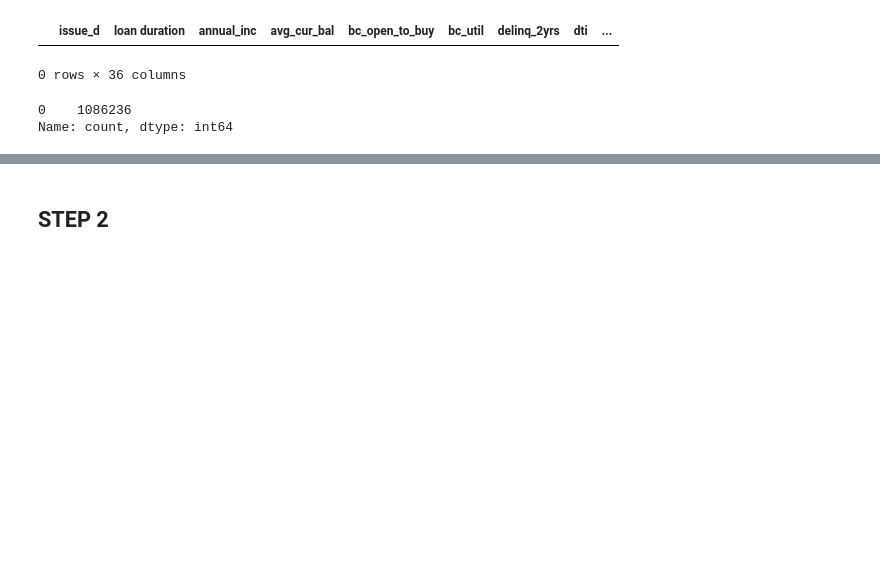
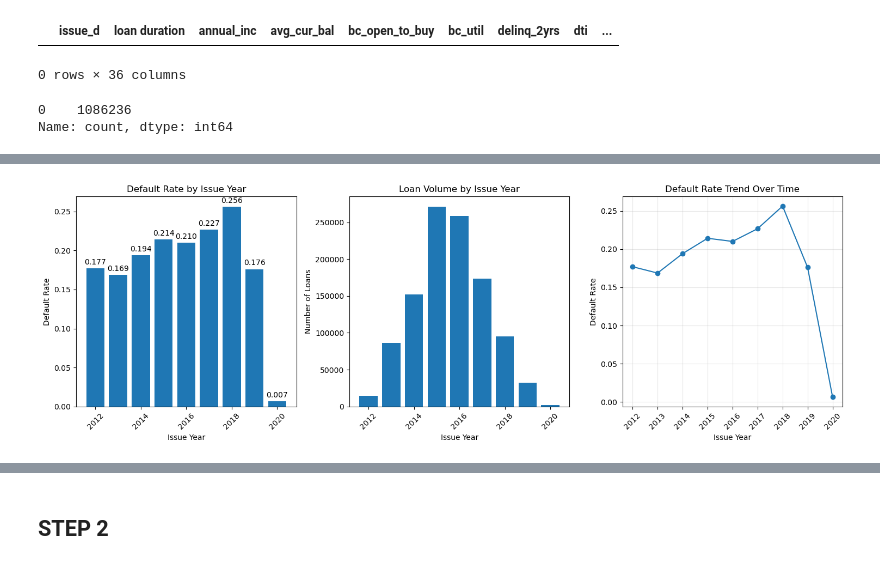
Before and after one commit to maximotk/explainable-credit-scoring, a Jupyter notebook: eda.ipynb, the cells around one changed output, grey strips where cells are left out. Cells and saved outputs as stored; diff of their text form; code cells hidden in the pictures; blank space fills up the shorter version.

```diff
--- a/eda.ipynb
+++ b/eda.ipynb
@@ -129,0 +300,73 @@ df_engineered = get_features(df_dropped)
+# %%
+# First, let's examine the issue_d distribution and default rates by year
+print("Issue Year Analysis:")
+print("="*50)
+
+# Check issue_d distribution
+print("Issue year distribution:")
+print(df_engineered['issue_d'].value_counts().sort_index())
+
+# Calculate default rate by year
+default_by_year = df_engineered.groupby('issue_d')['target'].agg(['mean', 'count']).round(4)
+default_by_year.columns = ['default_rate', 'loan_count']
+print("\nDefault rates by issue year:")
+print(default_by_year)
+
+# Statistical correlation
+correlation = df_engineered['issue_d'].corr(df_engineered['target'])
+print(f"\nPearson correlation between issue year and default: {correlation:.4f}")
+
+# Visualizations
+plt.figure(figsize=(15, 5))
+
+# Plot 1: Default rate by year
+plt.subplot(1, 3, 1)
+plt.bar(default_by_year.index, default_by_year['default_rate'])
+plt.xlabel('Issue Year')
+plt.ylabel('Default Rate')
+plt.title('Default Rate by Issue Year')
+plt.xticks(rotation=45)
+for i, v in enumerate(default_by_year['default_rate']):
+    plt.text(default_by_year.index[i], v + 0.005, f'{v:.3f}', ha='center')
+
+# Plot 2: Loan count by year
+plt.subplot(1, 3, 2)
+plt.bar(default_by_year.index, default_by_year['loan_count'])
+plt.xlabel('Issue Year')
+plt.ylabel('Number of Loans')
+plt.title('Loan Volume by Issue Year')
+plt.xticks(rotation=45)
+
+
+# Plot 3: Time series trend
+plt.subplot(1, 3, 3)
+plt.plot(default_by_year.index, default_by_year['default_rate'], 'o-')
+plt.xlabel('Issue Year')
+plt.ylabel('Default Rate')
+plt.title('Default Rate Trend Over Time')
+plt.xticks(rotation=45)
+plt.grid(True, alpha=0.3)
+
+plt.tight_layout()
+plt.show()
+
+# Test for significant differences between years
+from scipy.stats import chi2_contingency
+
+# Create contingency table
+contingency_table = pd.crosstab(df_engineered['issue_d'], df_engineered['target'])
+print("\nContingency Table (Issue Year vs Default):")
+print(contingency_table)
+
+# Chi-square test
+chi2, p_value, dof, expected = chi2_contingency(contingency_table)
+print(f"\nChi-square test for independence:")
+print(f"Chi-square statistic: {chi2:.4f}")
+print(f"p-value: {p_value:.6f}")
+print(f"Degrees of freedom: {dof}")
+
+if p_value < 0.05:
+    print("Result: Significant relationship between issue year and default rate")
+else:
+    print("Result: No significant relationship between issue year and default rate")
+# %% [output]
@@ -129,0 +390 @@ df_engineered = get_features(df_dropped)
+[figure, added]
```
Also changed, not shown: parts of 33 cells of this notebook, 1 other file.
